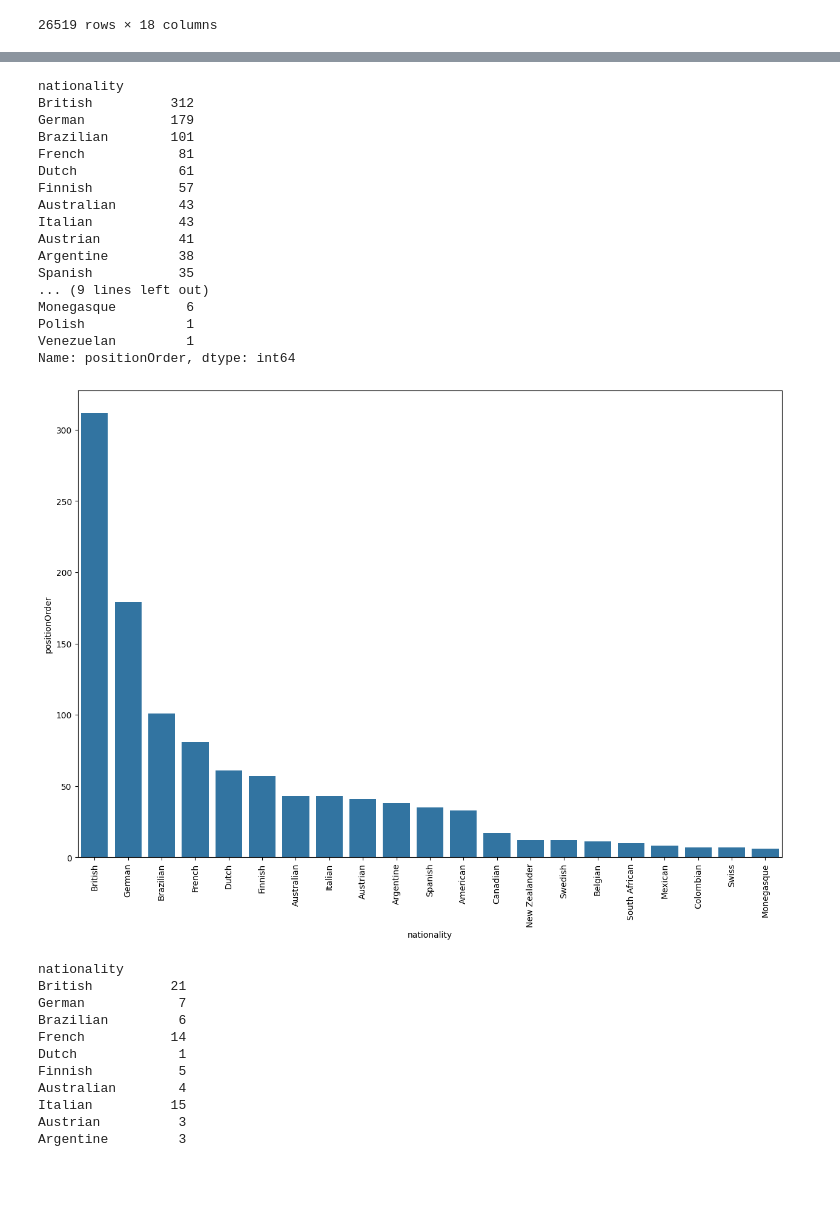
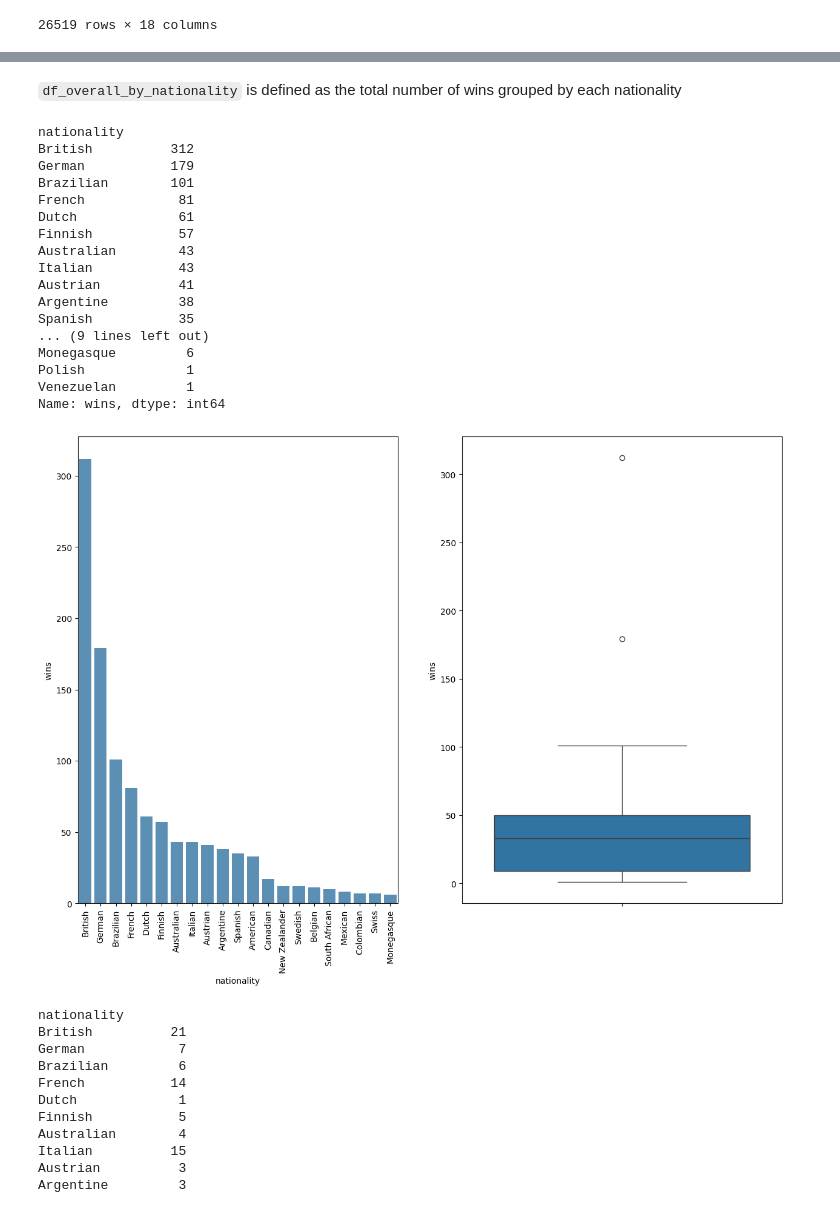
Before and after one commit to Luwate/f1-championship-analysis, a Jupyter notebook: index.ipynb, the cells around one changed output, grey strips where cells are left out. Saved outputs shown, nothing was run; the diff lists cells and outputs as text; code cells hidden in the pictures; blank space fills up the shorter version.

Commit message:
Remove unnecessay code and add graphs

```diff
--- a/index.ipynb
+++ b/index.ipynb
@@ -138,0 +110,3 @@ df_overall
+# %%
+df_overall=df_overall.rename(columns={'positionOrder': 'wins'})
+df_overall
@@ -176,7 +165,9 @@ Data columns (total 12 columns):
 dtypes: float64(1), int64(3), object(8)
 memory usage: 10.8+ KB
+# %% [markdown]
+`df_overall_by_nationality` is defined as the total number of wins grouped by each nationality
 # %%
-df_overall_by_nationality = df_overall.groupby('nationality').sum(numeric_only = True)['positionOrder']
+df_overall_by_nationality = df_overall.groupby('nationality').sum(numeric_only = True)['wins']
 df_overall_by_nationality =df_overall_by_nationality.sort_values(ascending =False)
 df_overall_by_nationality
 # %% [output]
@@ -196,13 +187,15 @@ Spanish           35
 Monegasque         6
 Polish             1
 Venezuelan         1
-Name: positionOrder, dtype: int64
+Name: wins, dtype: int64
 # %%
-fig, ax = plt.subplots(figsize = (15,10))
+fig, ax = plt.subplots(nrows = 1, ncols=2, figsize = (15,10))
 plt.xticks(rotation=90)
-ax = sns.barplot(df_overall_by_nationality[df_overall_by_nationality>5])
+sns.barplot(df_overall_by_nationality[df_overall_by_nationality>5], ax=ax[0], alpha = 0.8)
+ax[0].set_xticklabels(ax[0].get_xticklabels(), rotation=90)
+sns.boxplot(df_overall_by_nationality, ax=ax[1]);
 # %% [output]
-[figure, old version]
+[figure, new version]
 # %%
 df_driver_counts = df_overall.groupby('nationality').count()['driverId']
 df_driver_counts = df_driver_counts.loc[df_overall_by_nationality.index]
```
Also changed, not shown: parts of 7 cells of this notebook.
